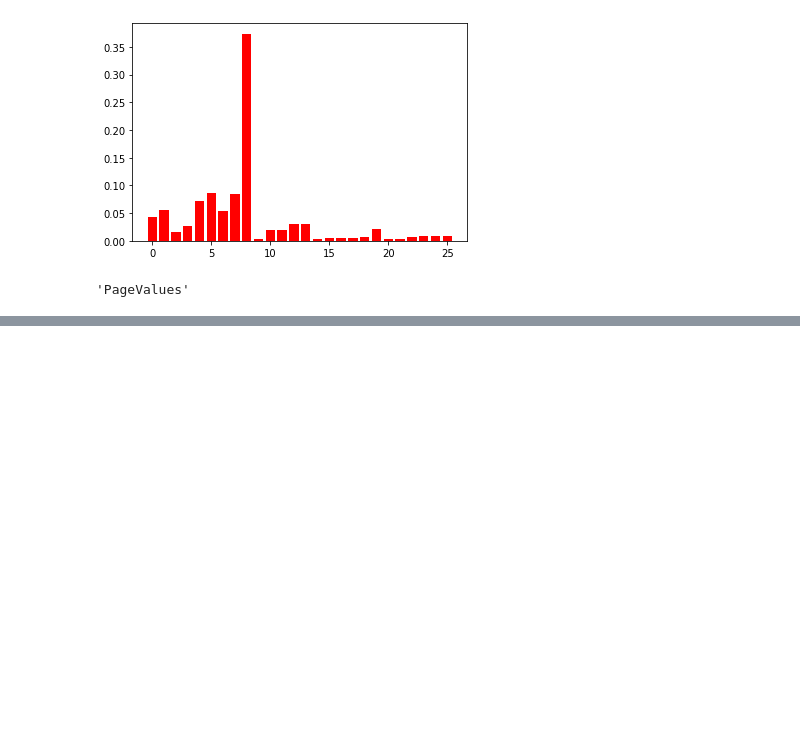
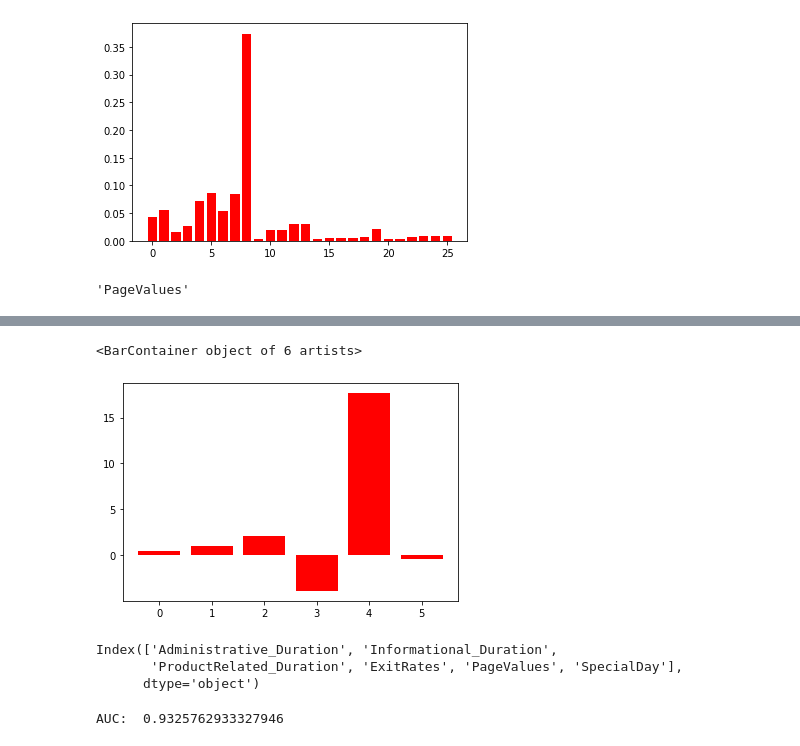
Before and after one commit to xli2257/Aicadium, a Jupyter notebook: aicadium_takehome.ipynb, the cells around one changed output, grey strips where cells are left out. Saved outputs shown, nothing was run; the diff lists cells and outputs as text; code cells hidden in the pictures; blank space fills up the shorter version.

```diff
--- a/aicadium_takehome.ipynb
+++ b/aicadium_takehome.ipynb
@@ -309,0 +316,13 @@ rf_col[8]
+# %%
+X_train_col = X_train_s.drop(['Administrative','Informational','ProductRelated','BounceRates'],axis = 1)
+X_test_col = X_test_s.drop(['Administrative','Informational','ProductRelated','BounceRates'],axis = 1)
+# %%
+# Concatenate numerical and categorical features
+X_train_remove_colinear = pd.concat([X_train_col, cat_df_train], axis = 1)
+X_test_remove_colinear = pd.concat([X_test_col, cat_df_test], axis = 1)
+# %%
+# Logistic regression with non-colinear features
+reg = LogisticRegression()
+reg.fit(X_train_remove_colinear, y_train)
+reg_probs = reg.predict_proba(X_test_remove_colinear)
+print('AUC: ', roc_auc_score(y_test, reg_probs[:,1]))
@@ -309,0 +338,19 @@ rf_col[8]
+# %%
+plt.bar(range(len(reg.coef_[0][0:6])), reg.coef_[0][0:6], color="r", align = "center")
+# %% [output]
+<BarContainer object of 6 artists>
+[figure, added]
+# %%
+X_train_col.columns
+# %% [output]
+Index(['Administrative_Duration', 'Informational_Duration',
+       'ProductRelated_Duration', 'ExitRates', 'PageValues', 'SpecialDay'],
+      dtype='object')
+# %%
+# Logistic regression with non-colinear features
+rf_non_colinear = RandomForestClassifier()
+rf_non_colinear.fit(X_train_remove_colinear, y_train)
+rf_non_colinear_probs = rf_non_colinear.predict_proba(X_test_remove_colinear)
+print('AUC: ', roc_auc_score(y_test, rf_non_colinear_probs[:,1]))
+# %% [output]
+AUC:  0.9325762933327946
```
Also changed, not shown: parts of 3 cells of this notebook.
